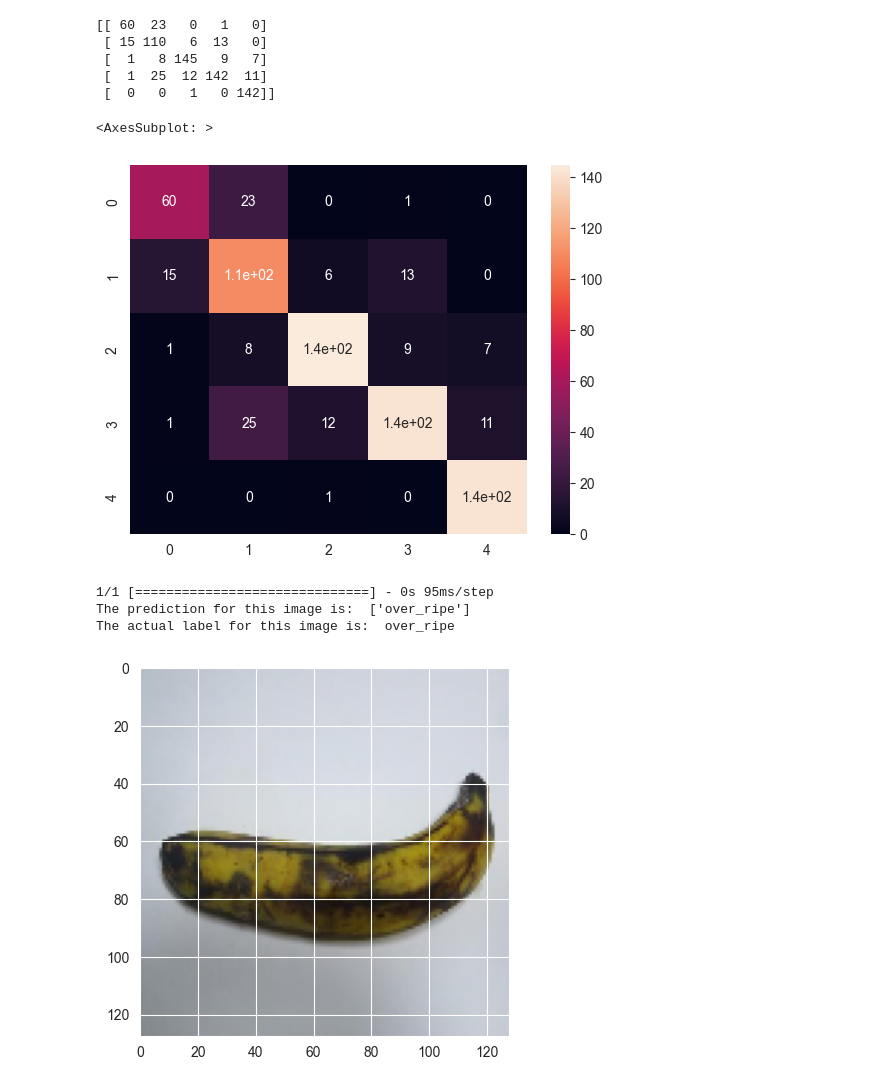
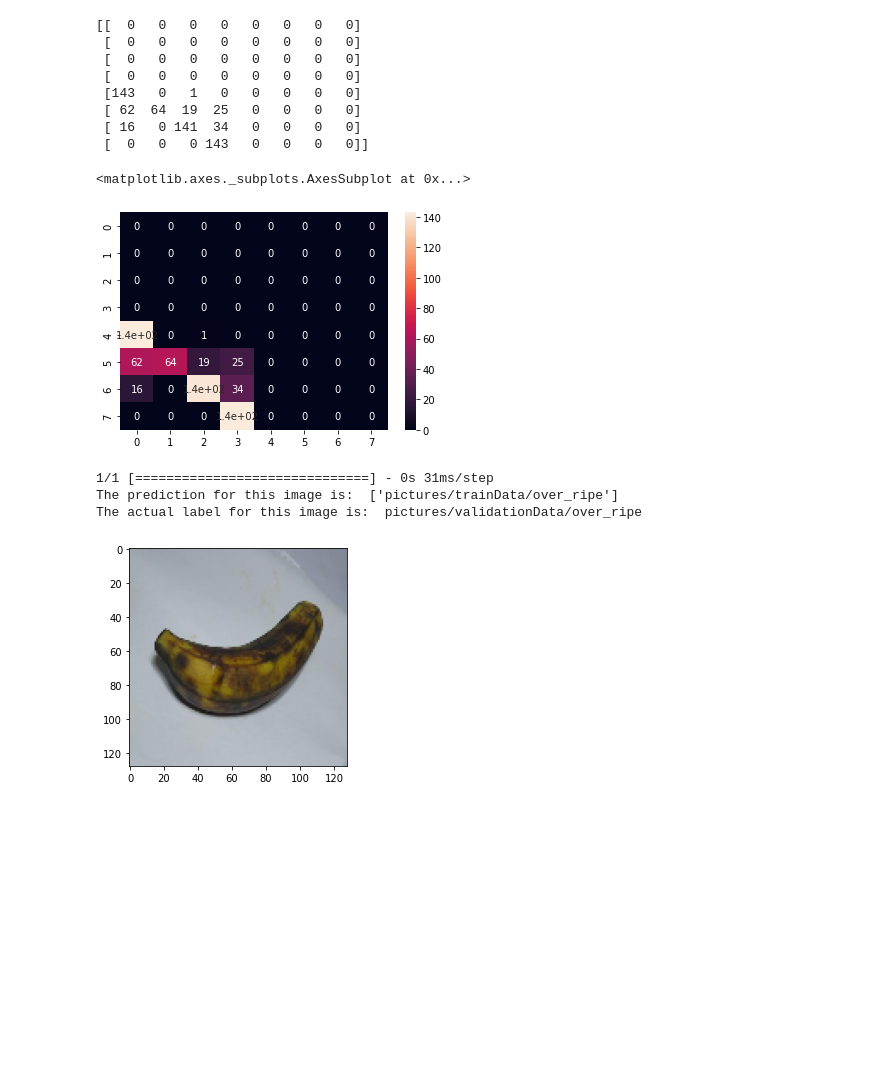
Before and after one commit to Vince501/final_banana, a Jupyter notebook: project_banana.ipynb, the cells around one changed output. Cells and saved outputs as stored; diff of their text form; code cells hidden in the pictures; blank space fills up the shorter version.

```diff
--- a/project_banana.ipynb
+++ b/project_banana.ipynb
@@ -29,7 +110,7 @@ SIZE = 128
 
 train_images = []
 train_labels = []
-for directory_path in glob.glob("D:\\project/pictures/trainData/*"):
+for directory_path in glob.glob("pictures/trainData/*"):
     label = directory_path.split("\\")[-1]
     print(label)
     for img_path in glob.glob(os.path.join(directory_path, "*.jpg")):
@@ -63,7 +144,7 @@ D:\project/pictures/trainData\rotten\musa-acuminata-rotten-8c034c3a-2653-11ec-a7
 # test
 test_images = []
 test_labels = []
-for directory_path in glob.glob("D:\\project/pictures/validationData/*"):
+for directory_path in glob.glob("pictures/validationData/*"):
     fruit_label = directory_path.split("\\")[-1]
     for img_path in glob.glob(os.path.join(directory_path, "*.jpg")):
         img = cv2.imread(img_path, cv2.IMREAD_COLOR)
@@ -116,8 +201,8 @@ feature_extractor.add(Flatten())
 #Add layers for deep learning prediction
 x = feature_extractor.output
 x = Dense(128, activation = activation, kernel_initializer = 'he_uniform')(x)
-prediction_layer = Dense(5, activation = 'softmax')(x)
-#because of 5 classes
+prediction_layer = Dense(4, activation = 'softmax')(x)
+#because of 4 classes
 # %%
 # Make a new model combining both feature extractor and x
 cnn_model = Model(inputs=feature_extractor.input, outputs=prediction_layer)
@@ -157,5 +241,5 @@ checkpoint_dir = os.path.dirname(checkpoint_path)
 # Checkpoint callback
 cp_callback = tf.keras.callbacks.ModelCheckpoint(checkpoint_path, save_weights_only=True, verbose=1)
 # %%
-history = cnn_model.fit(x_train, y_train_one_hot, epochs=25, validation_data = (x_test, y_test_one_hot),callbacks=[cp_callback])
+history = cnn_model.fit(x_train, y_train_one_hot, epochs=40, validation_data = (x_test, y_test_one_hot),callbacks=[cp_callback])
 # %% [output]
@@ -362,24 +305,27 @@ cm = confusion_matrix(test_labels, prediction_NN)
 print(cm)
 sns.heatmap(cm, annot=True)
 # %% [output]
-[[ 60  23   0   1   0]
- [ 15 110   6  13   0]
- [  1   8 145   9   7]
- [  1  25  12 142  11]
- [  0   0   1   0 142]]
+[[  0   0   0   0   0   0   0   0]
+ [  0   0   0   0   0   0   0   0]
+ [  0   0   0   0   0   0   0   0]
+ [  0   0   0   0   0   0   0   0]
+ [143   0   1   0   0   0   0   0]
+ [ 62  64  19  25   0   0   0   0]
+ [ 16   0 141  34   0   0   0   0]
+ [  0   0   0 143   0   0   0   0]]
-<AxesSubplot: >
+<matplotlib.axes._subplots.AxesSubplot at 0x...>
-[figure, old version]
+[figure, new version]
 # %%
-n=120  #Select the index of image to be loaded for testing
+n=135  #Select the index of image to be loaded for testing
 img = x_test[n]
 plt.imshow(img)
 input_img = np.expand_dims(img, axis=0) #Expand dims so the input is (num images, x, y, c)
 prediction = np.argmax(cnn_model.predict(input_img))  #argmax to convert categorical back to original
 prediction = le.inverse_transform([prediction])  #Reverse the label encoder to original name
 print("The prediction for this image is: ", prediction)
 print("The actual label for this image is: ", test_labels[n])
 # %% [output]
-1/1 [==============================] - 0s 95ms/step
-The prediction for this image is:  ['over_ripe']
-The actual label for this image is:  over_ripe
+1/1 [==============================] - 0s 31ms/step
+The prediction for this image is:  ['pictures/trainData/over_ripe']
+The actual label for this image is:  pictures/validationData/over_ripe
-[figure, old version]
+[figure, new version]
```
Also changed, not shown: parts of 42 cells of this notebook.
